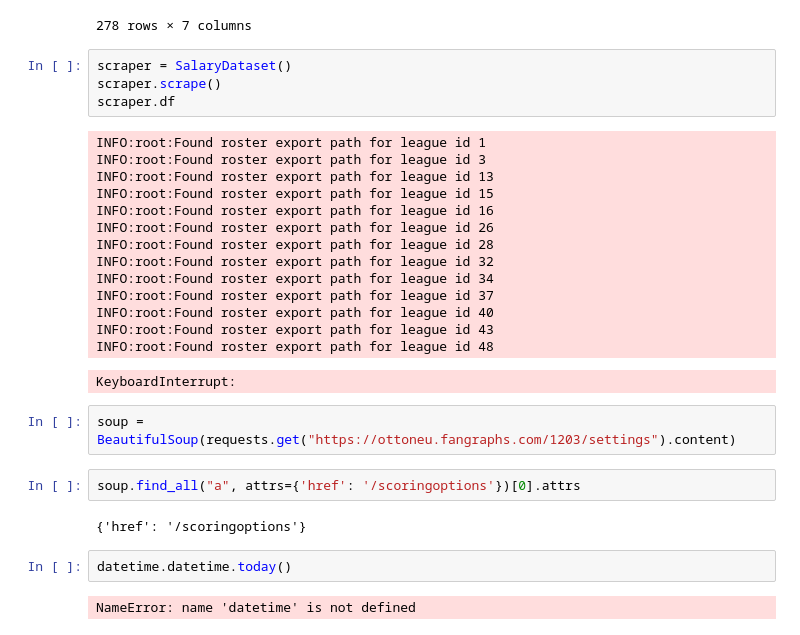
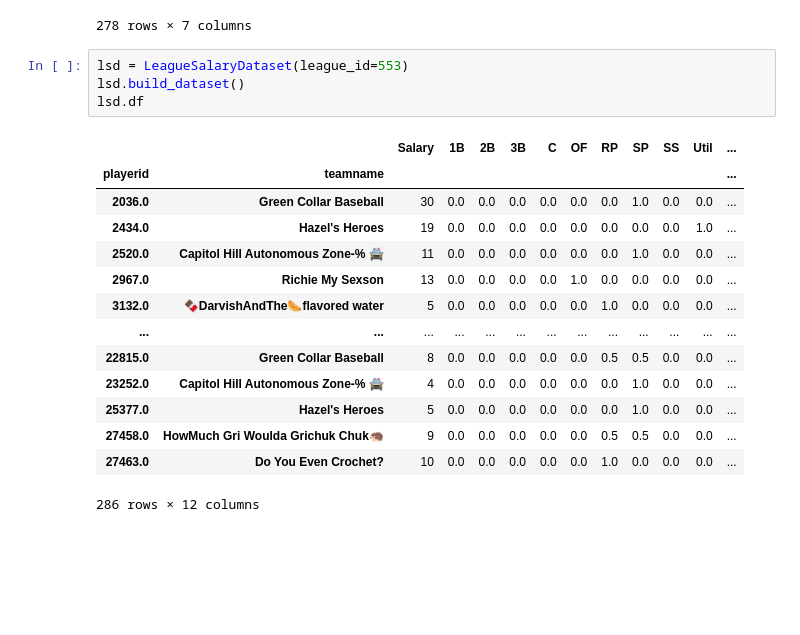
Before and after one commit to brendancooley/moonlight, a Jupyter notebook: _testing/testing.ipynb, the cells around one changed output. Drawn from its saved outputs; the diff is of its cells as text; blank space fills up the shorter version.

```diff
--- a/_testing/testing.ipynb
+++ b/_testing/testing.ipynb
@@ -49,32 +70,22 @@ lsd.df.loc[lsd.df.index.get_level_values("teamname") != "Restricted List"]
 | 12095.0 | Beck Panthers | 817 | 10429 | sa506959 | Yimi Garcia | MIA | RP | $4 |
 | 17610.0 | Beck Panthers | 817 | 22690 | sa874808 | Tanner Rainey | WSN | RP | $3 |
 278 rows × 7 columns
-# %%
-scraper = SalaryDataset()
-scraper.scrape()
-scraper.df
-# %% [output]
-INFO:root:Found roster export path for league id 1
-INFO:root:Found roster export path for league id 3
-INFO:root:Found roster export path for league id 13
-INFO:root:Found roster export path for league id 15
-INFO:root:Found roster export path for league id 16
-INFO:root:Found roster export path for league id 26
-INFO:root:Found roster export path for league id 28
-INFO:root:Found roster export path for league id 32
-INFO:root:Found roster export path for league id 34
-INFO:root:Found roster export path for league id 37
-INFO:root:Found roster export path for league id 40
-INFO:root:Found roster export path for league id 43
-INFO:root:Found roster export path for league id 48
-KeyboardInterrupt:
-# %%
-soup = BeautifulSoup(requests.get("https://ottoneu.fangraphs.com/1203/settings").content)
-# %%
-soup.find_all("a", attrs={'href': '/scoringoptions'})[0].attrs
-# %% [output]
-{'href': '/scoringoptions'}
-# %%
-datetime.datetime.today()
-# %% [output]
-NameError: name 'datetime' is not defined
+# %%
+lsd = LeagueSalaryDataset(league_id=553)
+lsd.build_dataset()
+lsd.df
+# %% [output]
+|  |  | Salary | 1B | 2B | 3B | C | OF | RP | SP | SS | Util | ... |
+| playerid | teamname |  |  |  |  |  |  |  |  |  |  | ... |
+| 2036.0 | Green Collar Baseball | 30 | 0.0 | 0.0 | 0.0 | 0.0 | 0.0 | 0.0 | 1.0 | 0.0 | 0.0 | ... |
+| 2434.0 | Hazel's Heroes | 19 | 0.0 | 0.0 | 0.0 | 0.0 | 0.0 | 0.0 | 0.0 | 0.0 | 1.0 | ... |
+| 2520.0 | Capitol Hill Autonomous Zone-% 🚔 | 11 | 0.0 | 0.0 | 0.0 | 0.0 | 0.0 | 0.0 | 1.0 | 0.0 | 0.0 | ... |
+| 2967.0 | Richie My Sexson | 13 | 0.0 | 0.0 | 0.0 | 0.0 | 1.0 | 0.0 | 0.0 | 0.0 | 0.0 | ... |
+| 3132.0 | 🍫DarvishAndThe🌭flavored water | 5 | 0.0 | 0.0 | 0.0 | 0.0 | 0.0 | 1.0 | 0.0 | 0.0 | 0.0 | ... |
+| ... | ... | ... | ... | ... | ... | ... | ... | ... | ... | ... | ... | ... |
+| 22815.0 | Green Collar Baseball | 8 | 0.0 | 0.0 | 0.0 | 0.0 | 0.0 | 0.5 | 0.5 | 0.0 | 0.0 | ... |
+| 23252.0 | Capitol Hill Autonomous Zone-% 🚔 | 4 | 0.0 | 0.0 | 0.0 | 0.0 | 0.0 | 0.0 | 1.0 | 0.0 | 0.0 | ... |
+| 25377.0 | Hazel's Heroes | 5 | 0.0 | 0.0 | 0.0 | 0.0 | 0.0 | 0.0 | 1.0 | 0.0 | 0.0 | ... |
+| 27458.0 | HowMuch Gri Woulda Grichuk Chuk🦔 | 9 | 0.0 | 0.0 | 0.0 | 0.0 | 0.0 | 0.5 | 0.5 | 0.0 | 0.0 | ... |
+| 27463.0 | Do You Even Crochet? | 10 | 0.0 | 0.0 | 0.0 | 0.0 | 0.0 | 1.0 | 0.0 | 0.0 | 0.0 | ... |
+286 rows × 12 columns
```
Also changed, not shown: parts of 12 cells of this notebook, 6 other files.
